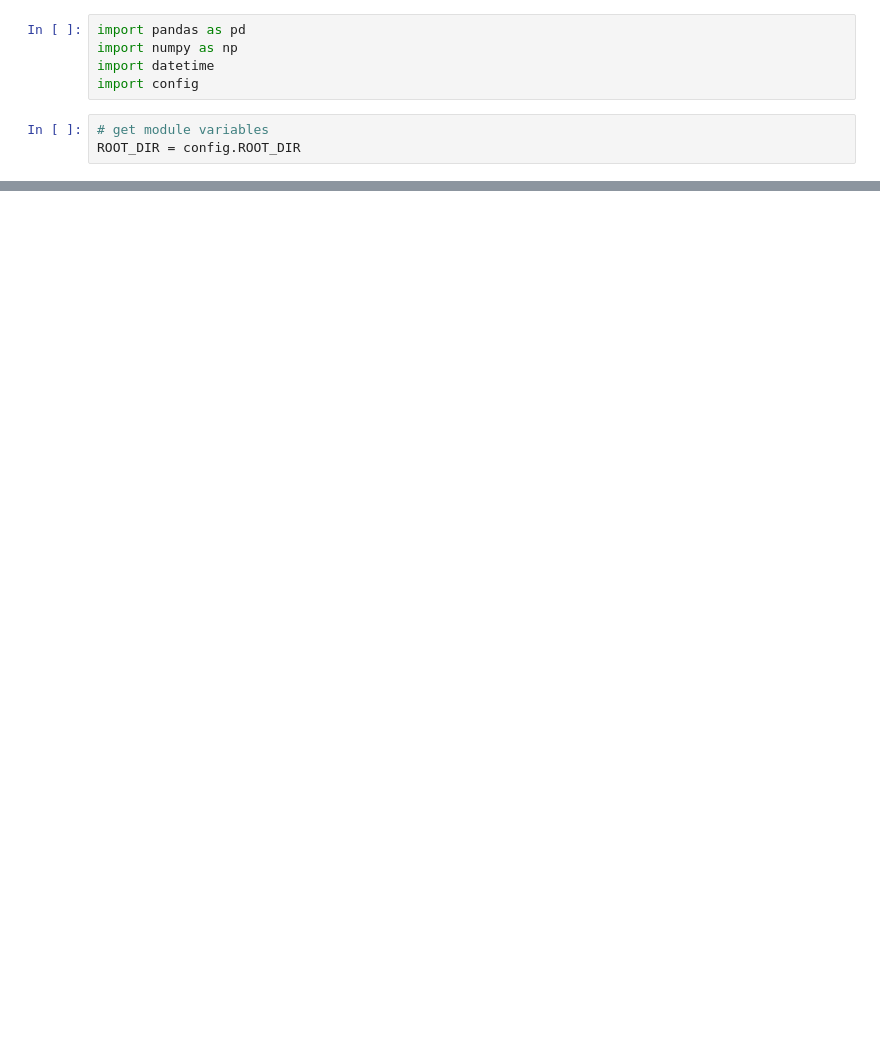
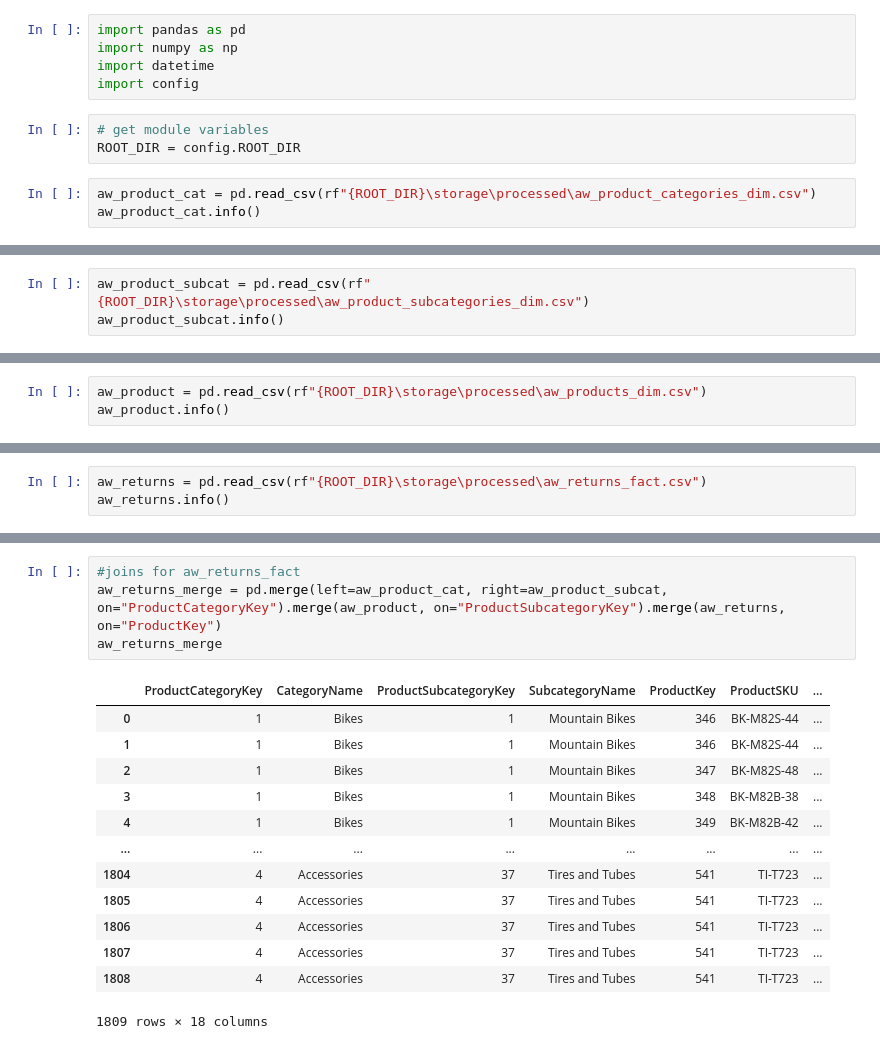
Before and after one commit to MeetPatel89/adventure_works_analysis, a Jupyter notebook: dax_notebook.ipynb, the cells around one changed output, grey strips where cells are left out. Drawn from its saved outputs; the diff is of its cells as text; blank space fills up the shorter version.

```diff
--- a/dax_notebook.ipynb
+++ b/dax_notebook.ipynb
@@ -6,3 +6,6 @@ import config
 # %%
 # get module variables
 ROOT_DIR = config.ROOT_DIR
+# %%
+aw_product_cat = pd.read_csv(rf"{ROOT_DIR}\storage\processed\aw_product_categories_dim.csv")
+aw_product_cat.info()
@@ -8,0 +30,3 @@ ROOT_DIR = config.ROOT_DIR
+# %%
+aw_product_subcat = pd.read_csv(rf"{ROOT_DIR}\storage\processed\aw_product_subcategories_dim.csv")
+aw_product_subcat.info()
@@ -8,0 +53,3 @@ ROOT_DIR = config.ROOT_DIR
+# %%
+aw_product = pd.read_csv(rf"{ROOT_DIR}\storage\processed\aw_products_dim.csv")
+aw_product.info()
@@ -8,0 +85,3 @@ ROOT_DIR = config.ROOT_DIR
+# %%
+aw_returns = pd.read_csv(rf"{ROOT_DIR}\storage\processed\aw_returns_fact.csv")
+aw_returns.info()
@@ -23,0 +157,18 @@ aw_sales_fact["OrderQuantity"].sum()
+# %%
+#joins for aw_returns_fact
+aw_returns_merge = pd.merge(left=aw_product_cat, right=aw_product_subcat, on="ProductCategoryKey").merge(aw_product, on="ProductSubcategoryKey").merge(aw_returns, on="ProductKey")
+aw_returns_merge
+# %% [output]
+|  | ProductCategoryKey | CategoryName | ProductSubcategoryKey | SubcategoryName | ProductKey | ProductSKU | ... |
+| 0 | 1 | Bikes | 1 | Mountain Bikes | 346 | BK-M82S-44 | ... |
+| 1 | 1 | Bikes | 1 | Mountain Bikes | 346 | BK-M82S-44 | ... |
+| 2 | 1 | Bikes | 1 | Mountain Bikes | 347 | BK-M82S-48 | ... |
+| 3 | 1 | Bikes | 1 | Mountain Bikes | 348 | BK-M82B-38 | ... |
+| 4 | 1 | Bikes | 1 | Mountain Bikes | 349 | BK-M82B-42 | ... |
+| ... | ... | ... | ... | ... | ... | ... | ... |
+| 1804 | 4 | Accessories | 37 | Tires and Tubes | 541 | TI-T723 | ... |
+| 1805 | 4 | Accessories | 37 | Tires and Tubes | 541 | TI-T723 | ... |
+| 1806 | 4 | Accessories | 37 | Tires and Tubes | 541 | TI-T723 | ... |
+| 1807 | 4 | Accessories | 37 | Tires and Tubes | 541 | TI-T723 | ... |
+| 1808 | 4 | Accessories | 37 | Tires and Tubes | 541 | TI-T723 | ... |
+1809 rows × 18 columns
```
Also changed, not shown: parts of 16 cells of this notebook, 1 other file.
